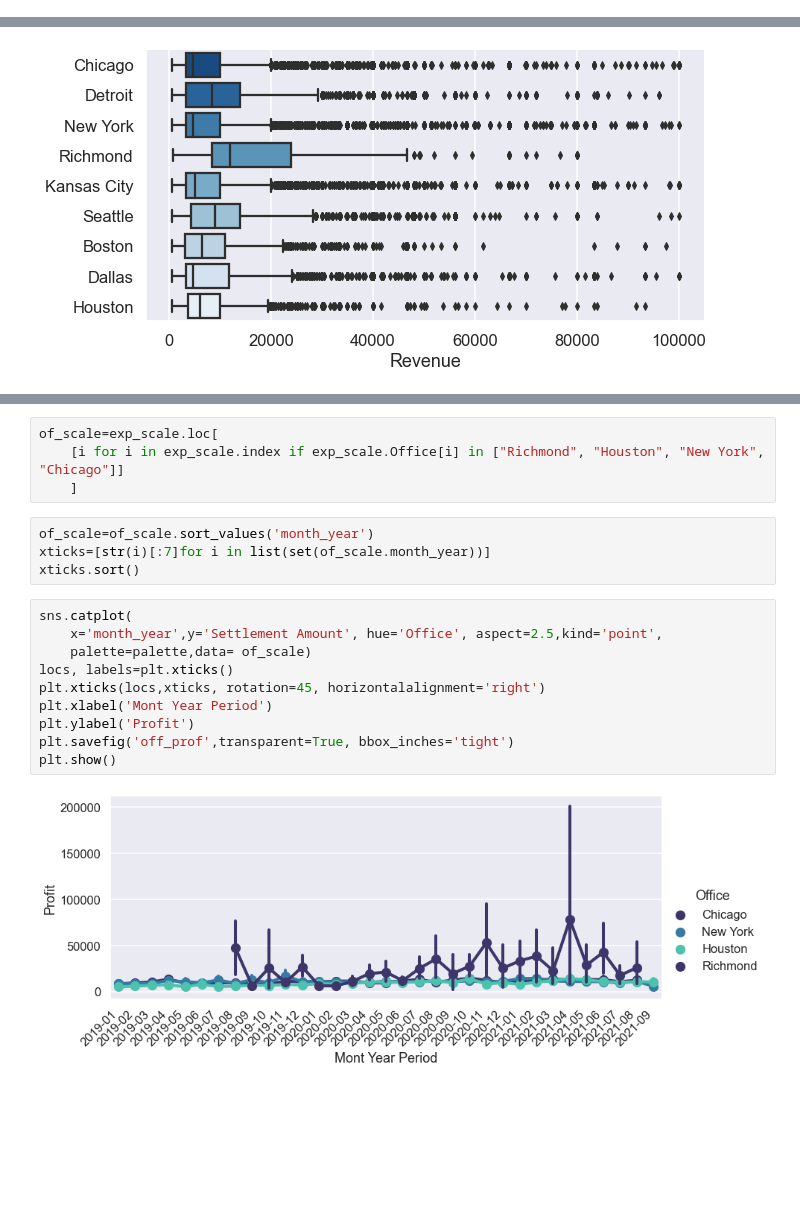
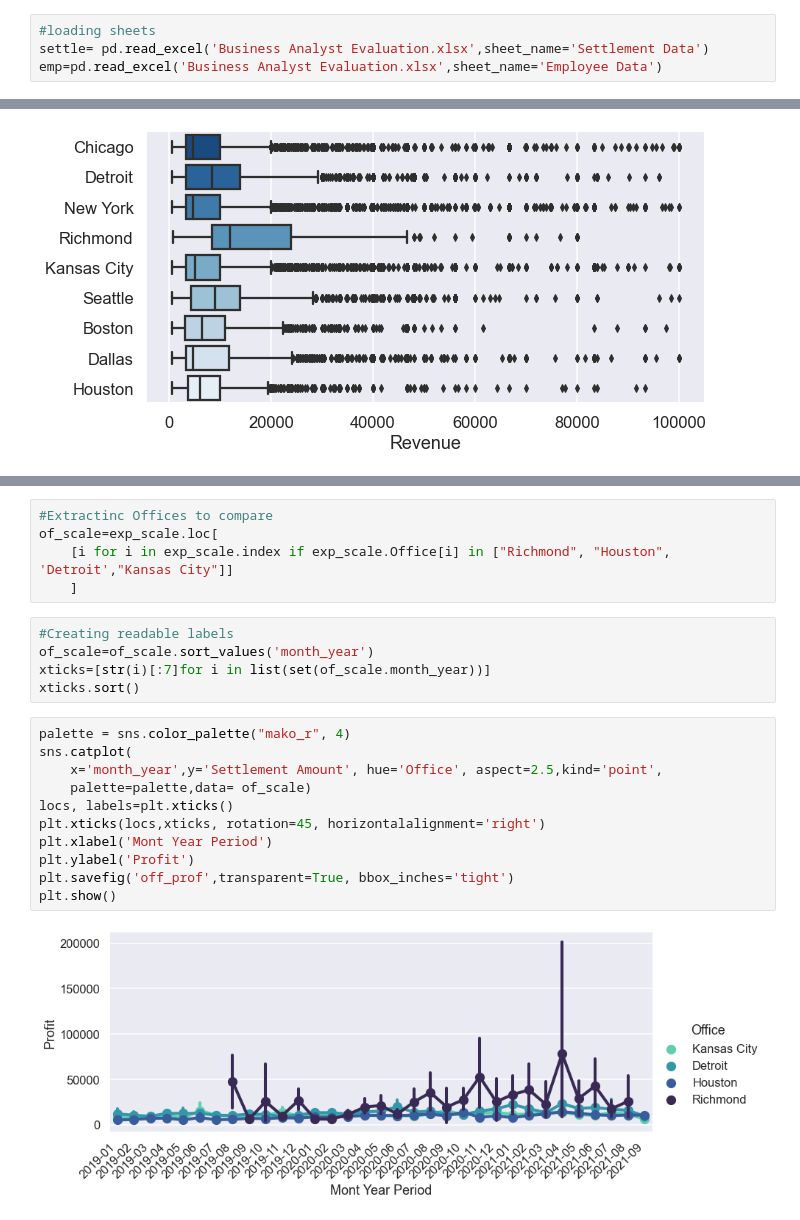
Before and after one commit to carlosiruiz/mnm-data_analyst, a Jupyter notebook: Lawfirm_Analysis.ipynb, the cells around one changed output, grey strips where cells are left out. Saved outputs shown, nothing was run; the diff lists cells and outputs as text; blank space fills up the shorter version.

```diff
--- a/Lawfirm_Analysis.ipynb
+++ b/Lawfirm_Analysis.ipynb
@@ -13 +11,5 @@ emp=pd.read_excel('employee.xlsx')
+# %%
+#loading sheets
+settle= pd.read_excel('Business Analyst Evaluation.xlsx',sheet_name='Settlement Data')
+emp=pd.read_excel('Business Analyst Evaluation.xlsx',sheet_name='Employee Data')
 # %% [markdown]
@@ -98,20 +142,23 @@ plt.savefig('dens_rev',transparent=True, bbox_inches='tight')
 # %%
+#Extractinc Offices to compare
 of_scale=exp_scale.loc[
-    [i for i in exp_scale.index if exp_scale.Office[i] in ["Richmond", "Houston", "New York", "Chicago"]]
+    [i for i in exp_scale.index if exp_scale.Office[i] in ["Richmond", "Houston", 'Detroit',"Kansas City"]]
     ]
 # %%
+#Creating readable labels
 of_scale=of_scale.sort_values('month_year')
 xticks=[str(i)[:7]for i in list(set(of_scale.month_year))]
 xticks.sort()
 # %%
+palette = sns.color_palette("mako_r", 4)
 sns.catplot(
     x='month_year',y='Settlement Amount', hue='Office', aspect=2.5,kind='point',
     palette=palette,data= of_scale)
 locs, labels=plt.xticks()
 plt.xticks(locs,xticks, rotation=45, horizontalalignment='right')
 plt.xlabel('Mont Year Period')
 plt.ylabel('Profit')
 plt.savefig('off_prof',transparent=True, bbox_inches='tight')
 plt.show()
 # %% [output]
-[figure, old version]
+[figure, new version]
```
Also changed, not shown: parts of 38 cells of this notebook, 11 other files.
